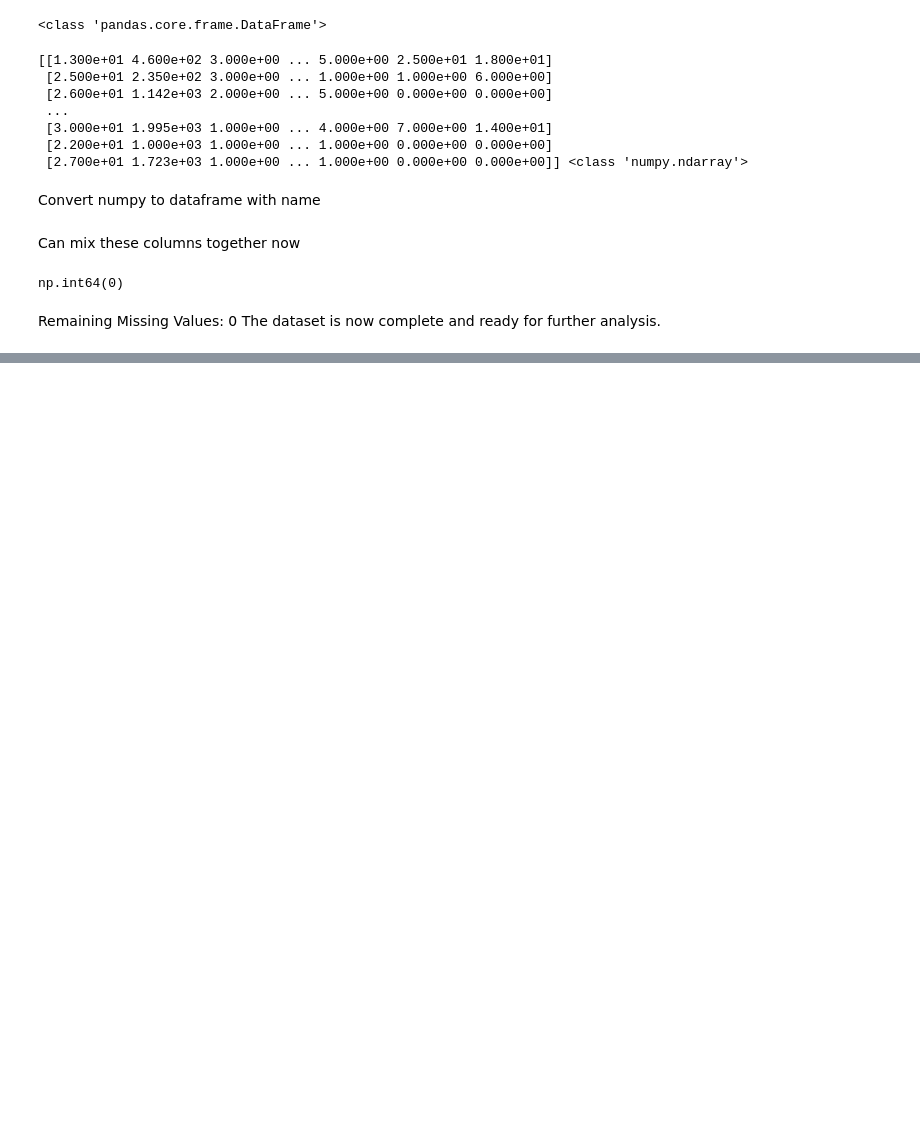
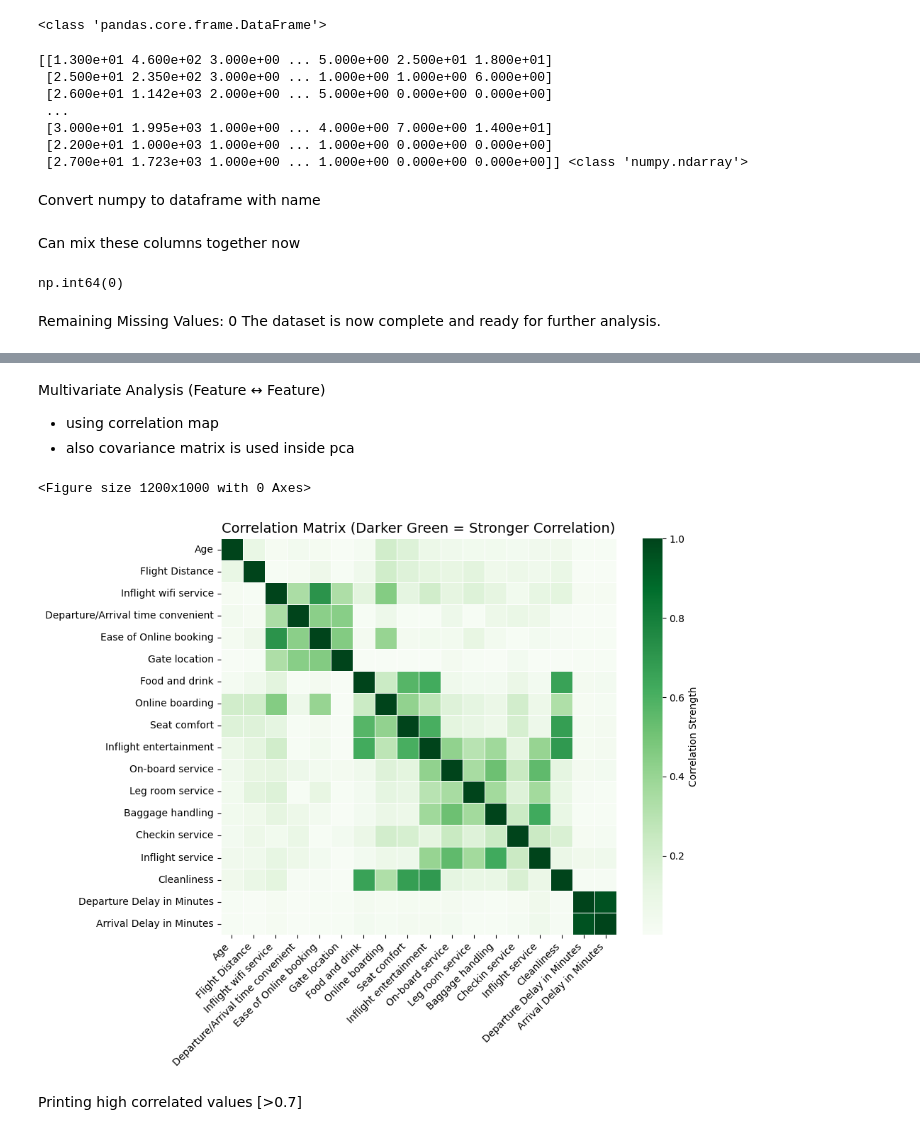
Before and after one commit to 1500-Shubham/Stockholm_University, a Jupyter notebook: DS/GoogleColabNotebooks/Lab1.ipynb, the cells around one changed output, grey strips where cells are left out. Cells and saved outputs as stored; diff of their text form; code cells hidden in the pictures; blank space fills up the shorter version.

```diff
--- a/DS/GoogleColabNotebooks/Lab1.ipynb
+++ b/DS/GoogleColabNotebooks/Lab1.ipynb
@@ -194,0 +315,32 @@ The dataset is now complete and ready for further analysis.
+# %% [markdown]
+Multivariate Analysis (Feature ↔ Feature)
+- using correlation map
+- also covariance matrix is used inside pca
+# %%
+# Compute correlation matrix for numeric features
+correlation_matrix = df_after_imputation[numerical_columns].corr()
+# sns plot
+
+plt.figure(figsize=(12, 10))
+
+# Plot the heatmap
+plt.figure(figsize=(10, 8))
+sns.heatmap(
+    correlation_matrix.abs(),
+    cmap="Greens",
+    square=True,
+    linewidths=0.5,
+    cbar_kws={"label": "Correlation Strength"},
+    annot=False  # no numbers on the cells
+)
+
+plt.title("Correlation Matrix (Darker Green = Stronger Correlation)", fontsize=14)
+plt.xticks(rotation=45, ha="right", fontsize=10)
+plt.yticks(rotation=0, fontsize=10)
+plt.tight_layout()
+plt.show()
+# %% [output]
+<Figure size 1200x1000 with 0 Axes>
+[figure, added]
+# %% [markdown]
+Printing high correlated values [>0.7]
```
Also changed, not shown: parts of 34 cells of this notebook.
